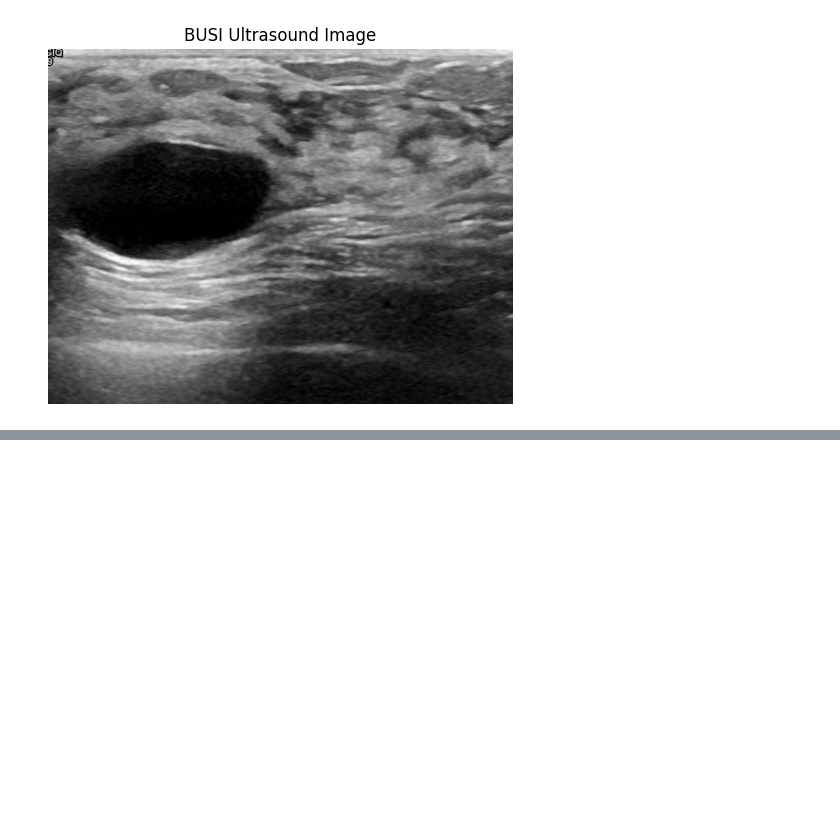
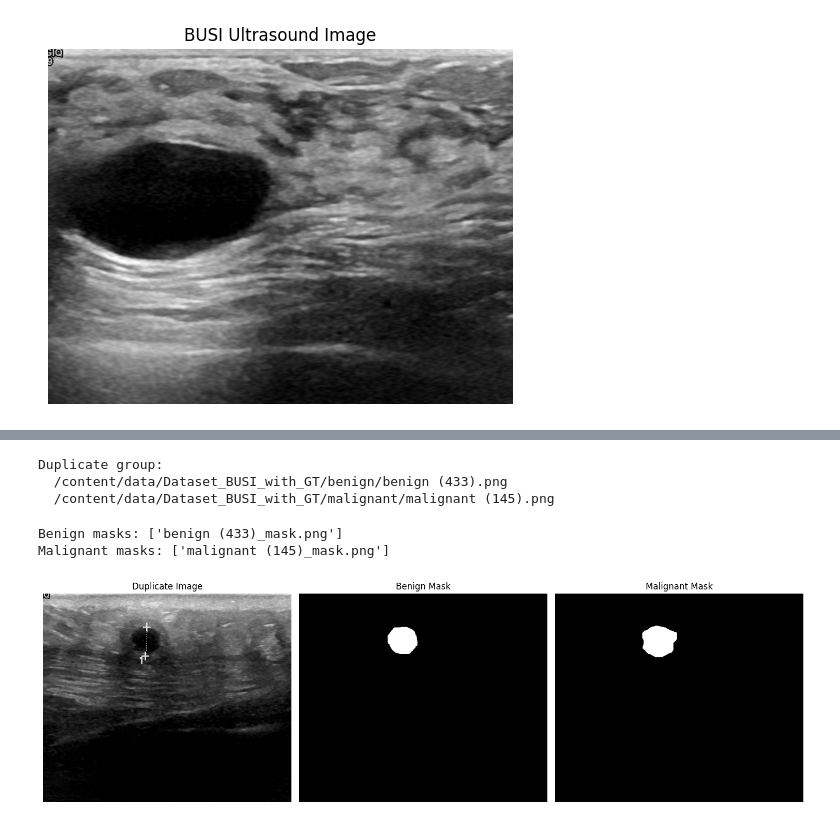
Before and after one commit to aribarahmanii/Breasttumor, a Jupyter notebook: dataset.ipynb, the cells around one changed output, grey strips where cells are left out. Saved outputs shown, nothing was run; the diff lists cells and outputs as text; code cells hidden in the pictures; blank space fills up the shorter version.

```diff
--- a/dataset.ipynb
+++ b/dataset.ipynb
@@ -107,0 +295,75 @@ Image mode: RGB
+# %%
+for image_hash, paths in duplicates.items():
+    print("\nDuplicate group:")
+
+    for path in paths:
+        print(" ", path)
+# %% [output]
+Duplicate group:
+  /content/data/Dataset_BUSI_with_GT/benign/benign (433).png
+  /content/data/Dataset_BUSI_with_GT/malignant/malignant (145).png
+# %%
+import os
+from PIL import Image
+import numpy as np
+
+benign_img = os.path.join(
+    root, 'benign', 'benign (433).png'
+)
+
+malignant_img = os.path.join(
+    root, 'malignant', 'malignant (145).png'
+)
+
+# Find masks
+benign_masks = [
+    f for f in os.listdir(os.path.dirname(benign_img))
+    if f.startswith('benign (433)_mask')
+]
+
+malignant_masks = [
+    f for f in os.listdir(os.path.dirname(malignant_img))
+    if f.startswith('malignant (145)_mask')
+]
+
+print("Benign masks:", benign_masks)
+print("Malignant masks:", malignant_masks)
+# %% [output]
+Benign masks: ['benign (433)_mask.png']
+Malignant masks: ['malignant (145)_mask.png']
+# %%
+import matplotlib.pyplot as plt
+
+fig, axes = plt.subplots(1, 3, figsize=(15, 5))
+
+# Original image
+image = Image.open(benign_img)
+
+axes[0].imshow(image)
+axes[0].set_title("Duplicate Image")
+axes[0].axis('off')
+
+# Benign mask
+if benign_masks:
+    mask_b = Image.open(
+        os.path.join(root, 'benign', benign_masks[0])
+    )
+
+    axes[1].imshow(mask_b, cmap='gray')
+    axes[1].set_title("Benign Mask")
+    axes[1].axis('off')
+
+# Malignant mask
+if malignant_masks:
+    mask_m = Image.open(
+        os.path.join(root, 'malignant', malignant_masks[0])
+    )
+
+    axes[2].imshow(mask_m, cmap='gray')
+    axes[2].set_title("Malignant Mask")
+    axes[2].axis('off')
+
+plt.tight_layout()
+plt.show()
+# %% [output]
+[figure, added]
```
Also changed, not shown: parts of 20 cells of this notebook.
